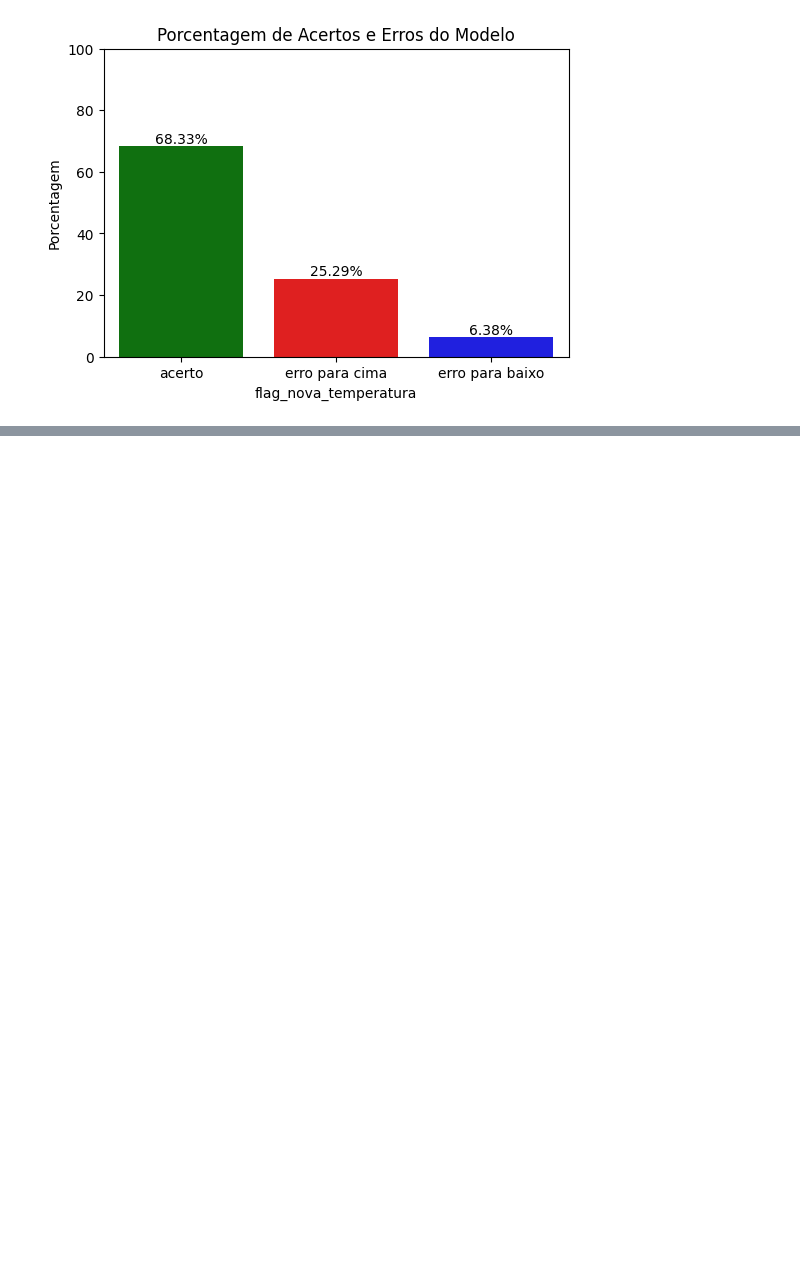
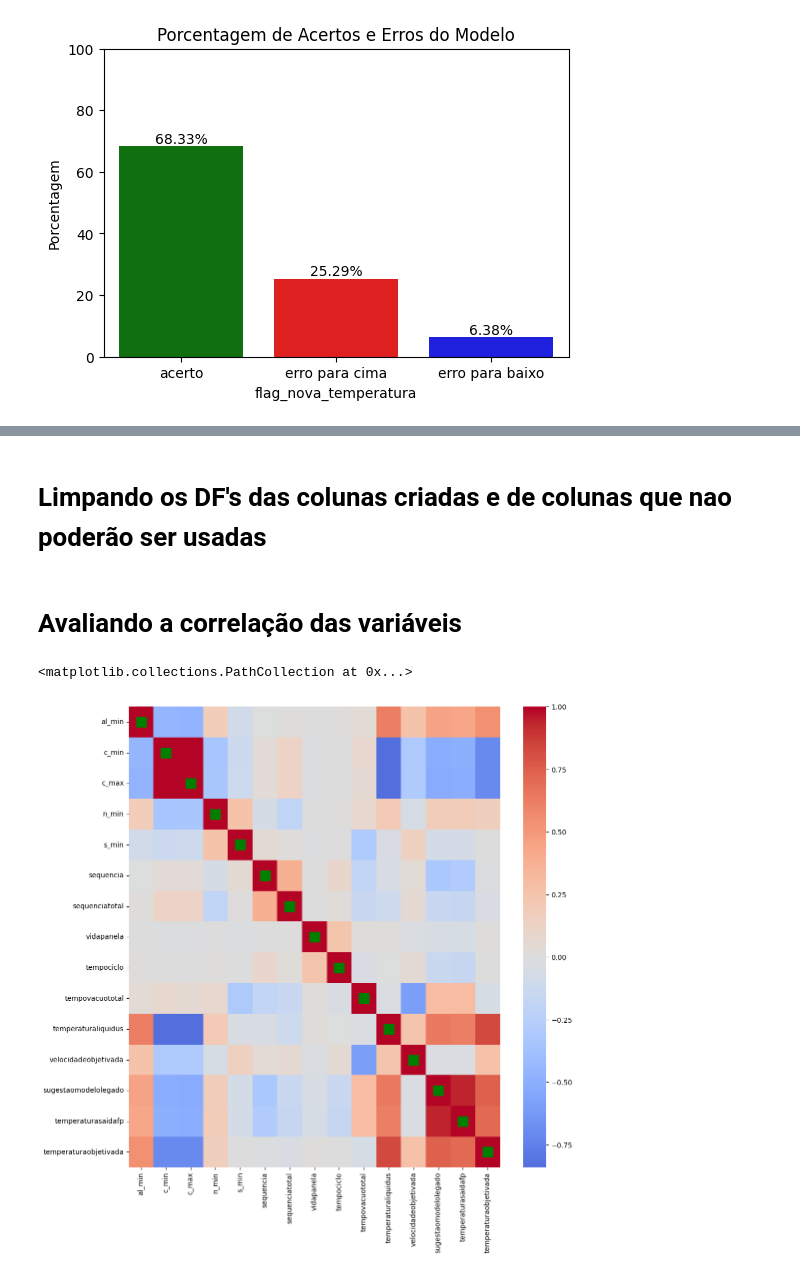
Before and after one commit to AlexiaOberdiek/Projeto-Evcomx, a Jupyter notebook: NotebookOrganizado.ipynb, the cells around one changed output, grey strips where cells are left out. Drawn from its saved outputs; the diff is of its cells as text; code cells hidden in the pictures; blank space fills up the shorter version.

```diff
--- a/NotebookOrganizado.ipynb
+++ b/NotebookOrganizado.ipynb
@@ -482,0 +469,27 @@ plt.show()
+# %% [markdown]
+# Limpando os DF's das colunas criadas e de colunas que nao poderão ser usadas
+# %%
+df = df.drop(columns=['usage', 'diferenca', 'nova_temperatura','temperaturamediareal','velocidadereal'])
+df_operadores = df_operadores.drop(columns=['flag_operadores','usage','diferenca','nova_temperatura','temperaturamediareal','velocidadereal'])
+df_original = df_original.drop(columns=['flag_original','usage','diferenca','nova_temperatura','temperaturamediareal','velocidadereal'])
+# %% [markdown]
+# Avaliando a correlação das variáveis
+# %%
+target = 'temperaturasaidafp'
+corr = df[num_cols].corr(method='spearman')
+
+plt.figure(figsize=(12,12))
+ax = sns.heatmap(corr, annot=False, cmap="coolwarm", center=0, fmt=".2f")
+
+# Pegar o tamanho da matriz
+n = corr.shape[0]
+
+# Plotar uma diagonal verde (usando scatter)
+ax.scatter(
+    x=np.arange(0.5, n),  # posições no eixo x
+    y=np.arange(0.5, n),  # posições no eixo y
+    c="green", s=200, marker="s"  # quadrados verdes grandes
+)
+# %% [output]
+<matplotlib.collections.PathCollection at 0x...>
+[figure, added]
```
Also changed, not shown: parts of 24 cells of this notebook, 1 other file.
